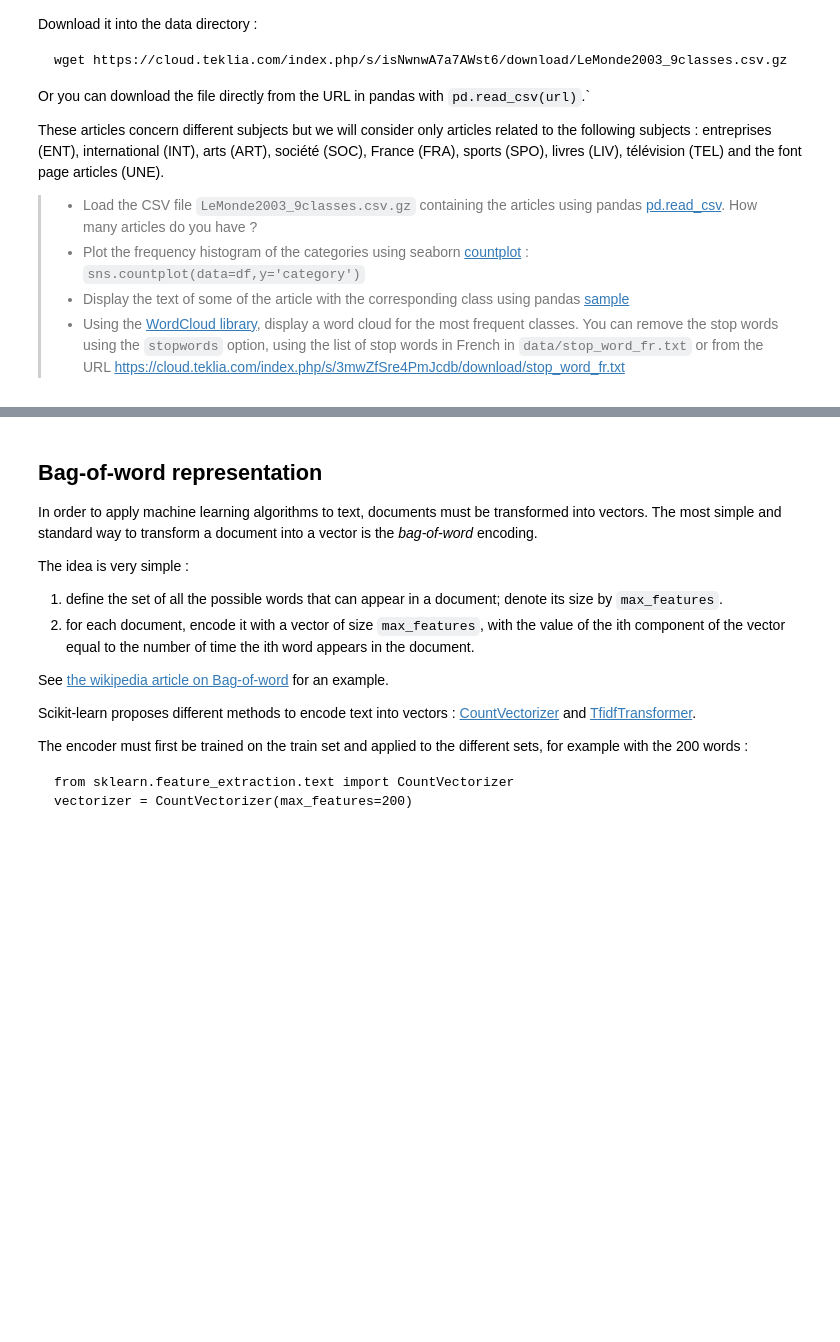
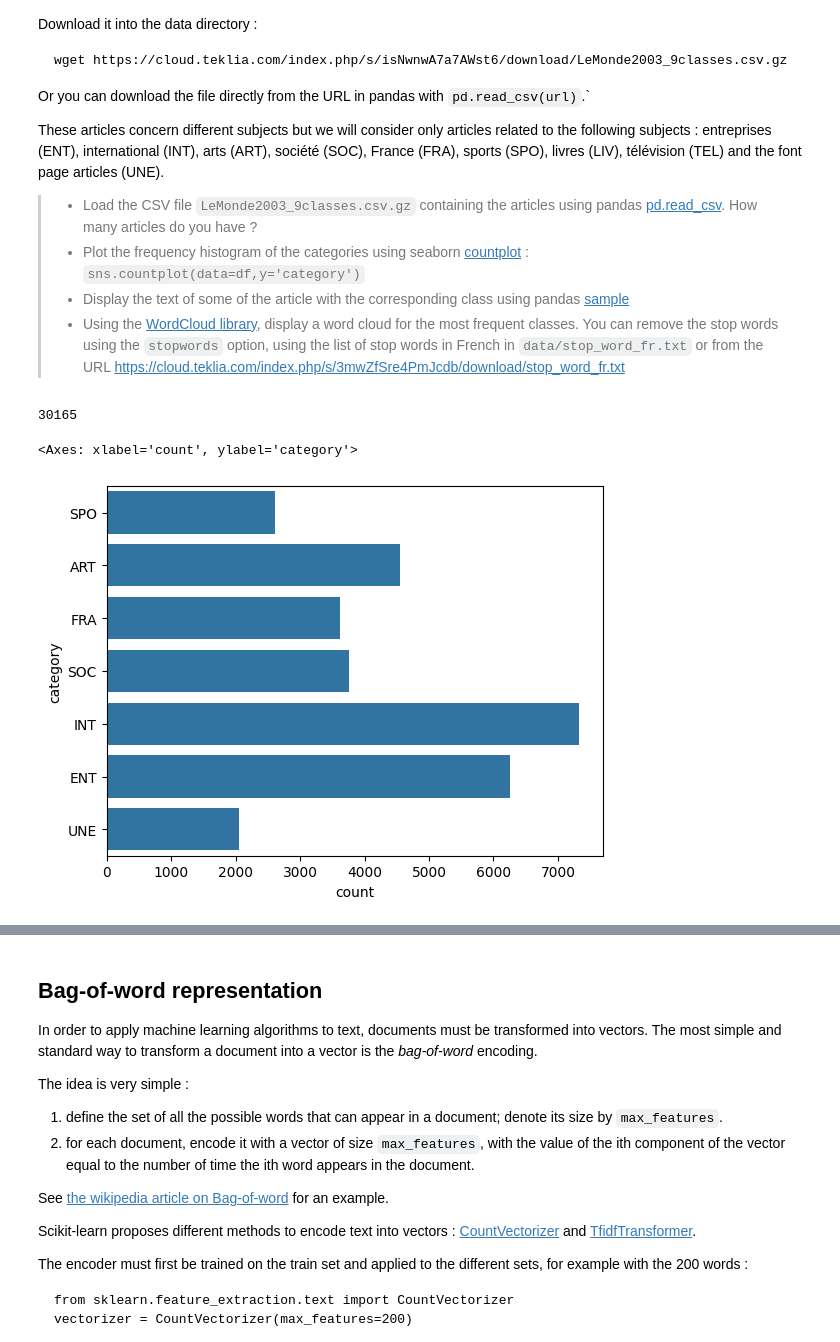
Before and after one commit to sofiavacaaa/nlp-lab-text-classification, a Jupyter notebook: TextClassification_LeMonde.ipynb, the cells around one changed output, grey strips where cells are left out. Cells and saved outputs as stored; diff of their text form; code cells hidden in the pictures; blank space fills up the shorter version.

```diff
--- a/TextClassification_LeMonde.ipynb
+++ b/TextClassification_LeMonde.ipynb
@@ -26,16 +26,22 @@ import pandas as pd
 
 # load dataframe from CSV file
 # YOUR CODE HERE
-df = pd.read_csv('data/LeMonde2003_9classes.csv.gz')
+df = pd.read_csv('data/LeMonde2003_9classes.csv')
 
 #How many articles do you have ?
 df['text'].count()
+# %% [output]
+30165
 # %%
 import seaborn as sns
 %matplotlib inline
 
 # Plot the statistics of category
 # YOUR CODE HERE
+sns.countplot(data=df,y='category')
+# %% [output]
+<Axes: xlabel='count', ylabel='category'>
+[figure, added]
 # %%
 # Print examples of the articles
 pd.set_option('display.max_colwidth', None)
```
Also changed, not shown: parts of 5 cells of this notebook.
